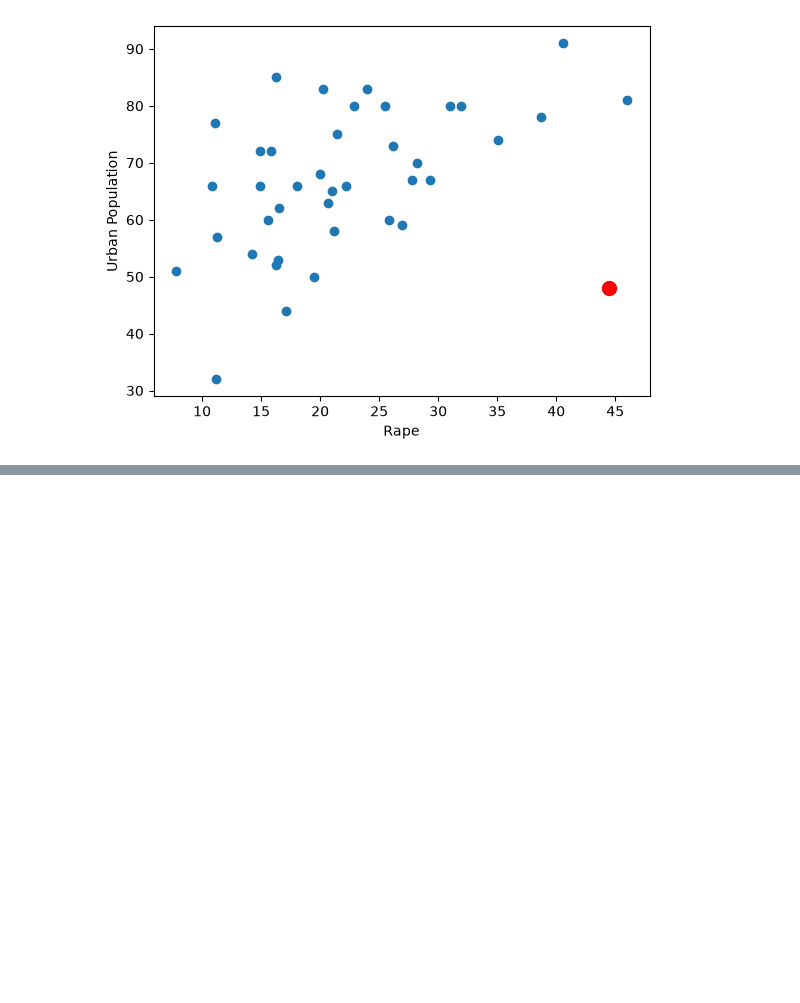
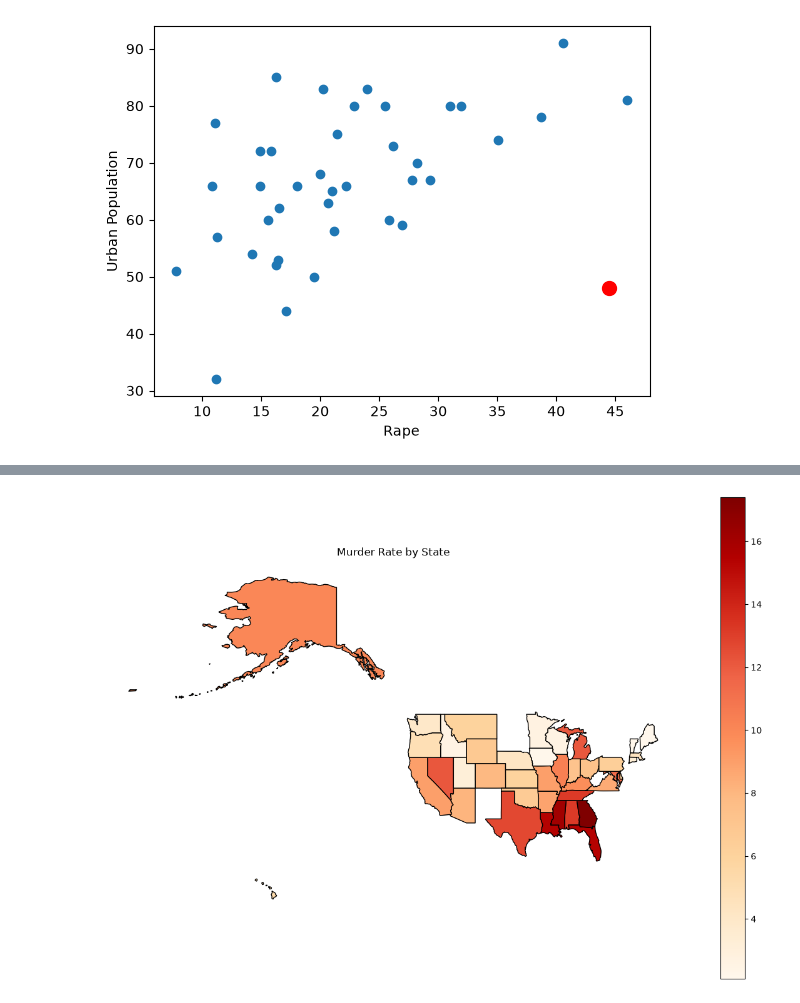
Before and after one commit to miadenning0392/stat-215a, a Jupyter notebook: lab0/code/lab0.ipynb, the cells around one changed output, grey strips where cells are left out. Saved outputs shown, nothing was run; the diff lists cells and outputs as text; code cells hidden in the pictures; blank space fills up the shorter version.

```diff
--- a/lab0/code/lab0.ipynb
+++ b/lab0/code/lab0.ipynb
@@ -84,0 +115,12 @@ plt.scatter(outlier["Rape"], outlier["UrbanPop"], c="red", s=100)
+# %%
+##Challenge: Plot a map of the US colouring each state by its “Murder” rate. Check out geopandas.
+states_geo = gpd.read_file(
+    "https://raw.githubusercontent.com/PublicaMundi/MappingAPI/master/data/geojson/us-states.json"
+)merged = states_geo.merge(arrests, left_on="name", right_on="State", how="inner")
+fig, ax = plt.subplots(figsize=(15, 10))
+merged.plot(column="Murder", ax=ax, legend=True, cmap="OrRd", edgecolor="black")
+ax.set_title("Murder Rate by State")
+ax.axis("off")
+plt.show()
+# %% [output]
+[figure, added]
```
Also changed, not shown: parts of 8 cells of this notebook.
